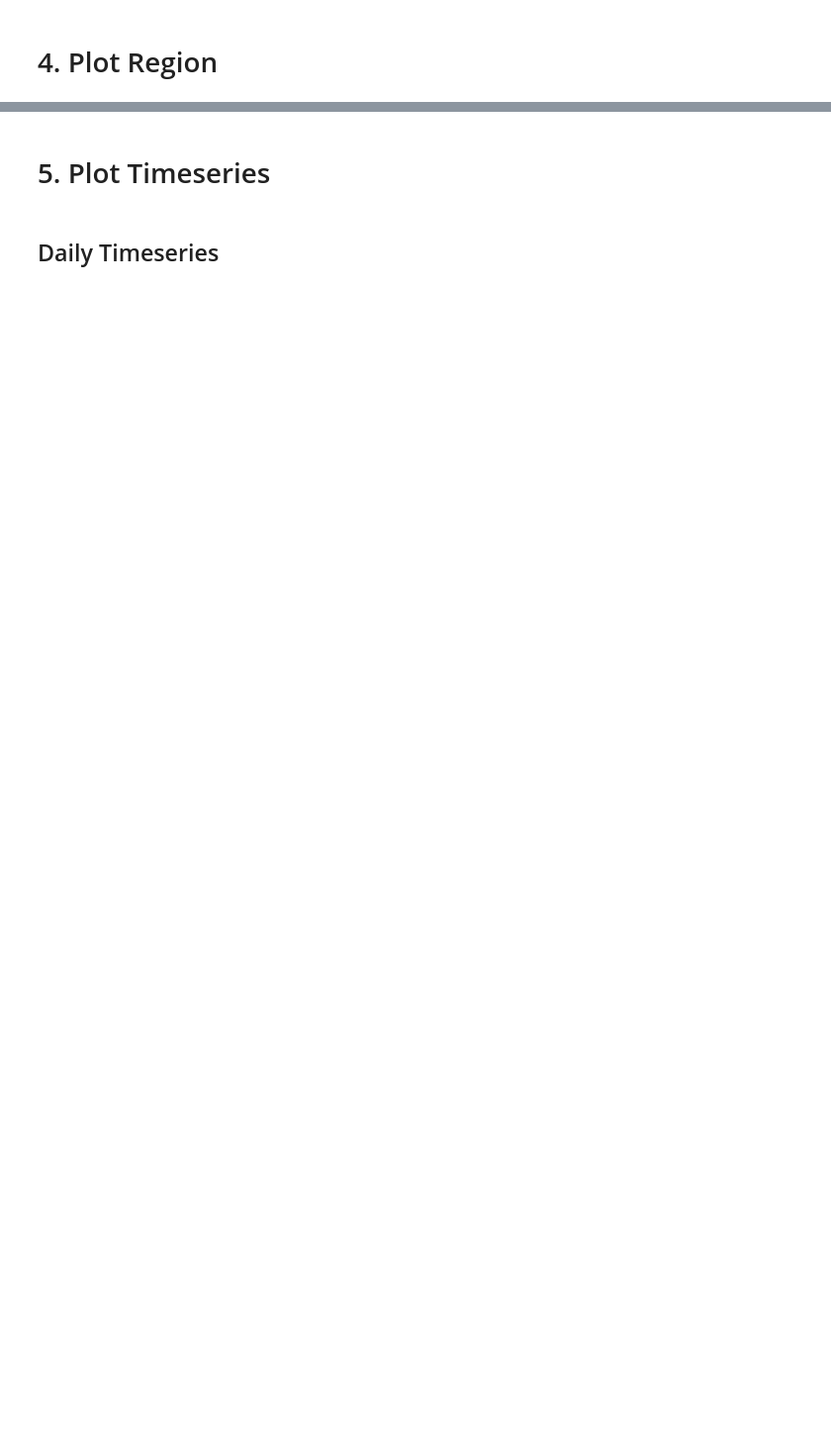
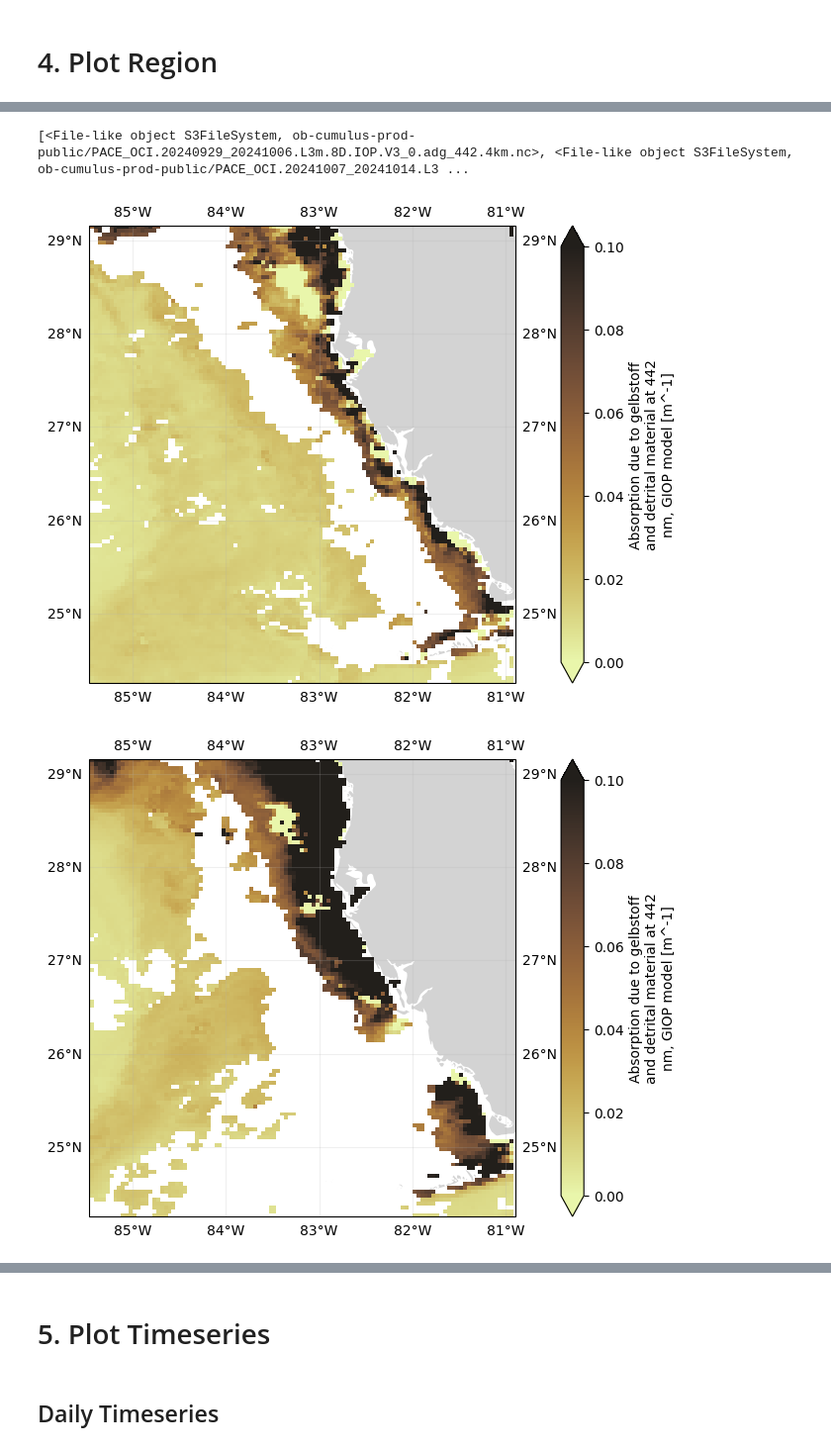
Before and after one commit to anna-valcarcel/LANDFAWL, a Jupyter notebook: Anna/PACETurbidityAnalysis.ipynb, the cells around one changed output, grey strips where cells are left out. Shown at 99% size. Cells and saved outputs as stored; diff of their text form; code cells hidden in the pictures; blank space fills up the shorter version.

```diff
--- a/Anna/PACETurbidityAnalysis.ipynb
+++ b/Anna/PACETurbidityAnalysis.ipynb
@@ -159,0 +227,65 @@ plt.show()
+# %%
+# Plot the transect for the weeks after
+for i in range(len(paths_before)):
+    dataset = xr.open_dataset(paths_before[i])
+
+    # Drop unnecessary variables
+    var_data = dataset.drop_vars(["palette"])
+
+    lat_val = 26
+    transect = var_data.sel(lat=lat_val, method="nearest")
+    plot = transect[var_name].plot(x="lon")
+    plt.show()
+# %%
+# Define search criteria for After the hurricane
+tspan = ("2024-09-29", "2024-10-29")
+var_code = "PACE_OCI_L3M_IOP"
+granule_name = "*.8D.IOP*adg_442*4km*" # Change this for each variable and dataset (IOP, CHL, BGC, AOP,etc.)
+
+results = earthaccess.search_data(
+    short_name=var_code,
+    temporal=tspan,
+    granule_name=granule_name,
+    )
+
+paths_after = earthaccess.open(results)
+
+if len(paths_after) > 4:
+    paths_after = paths_after[1:]
+
+print(paths_after)
+# %% [output]
+[<File-like object S3FileSystem, ob-cumulus-prod-public/PACE_OCI.20240929_20241006.L3m.8D.IOP.V3_0.adg_442.4km.nc>, <File-like object S3FileSystem, ob-cumulus-prod-public/PACE_OCI.20241007_20241014.L3 ...
+# %%
+# Folder to write to
+folder_path = "Hackweek/PACE_Hackweek_2025/Figures/Adg_442/Before"
+
+# Define variable name
+var_name = "adg_442"
+
+# Define your bounding box
+lon_min = -85.469669
+lat_min = 24.254477
+lon_max = -80.897385
+lat_max = 29.159357
+
+# Define color map
+cmap = "cmo.turbid"
+# %%
+# Run the plotting function
+for i in range(len(paths_after)):
+    dataset = xr.open_dataset(paths_after[i])
+
+    # Drop unnecessary variables
+    var_data = dataset.drop_vars(["palette"])
+    var_data = var_data[var_name]
+
+    var_slice = var_data.sel(lat=slice(lat_max, lat_min), lon=slice(lon_min, lon_max))
+
+    # call the plotting function, input list: (sliced_data, output_folder_name,cbar_vmin,cbar_vmax,cmap_name)
+    export_8day(var_slice,folder_path,0,0.1,cmap)
+
+    plt.show()
+# %% [output]
+[figure, added]
+[figure, added]
```
Also changed, not shown: parts of 17 cells of this notebook.
